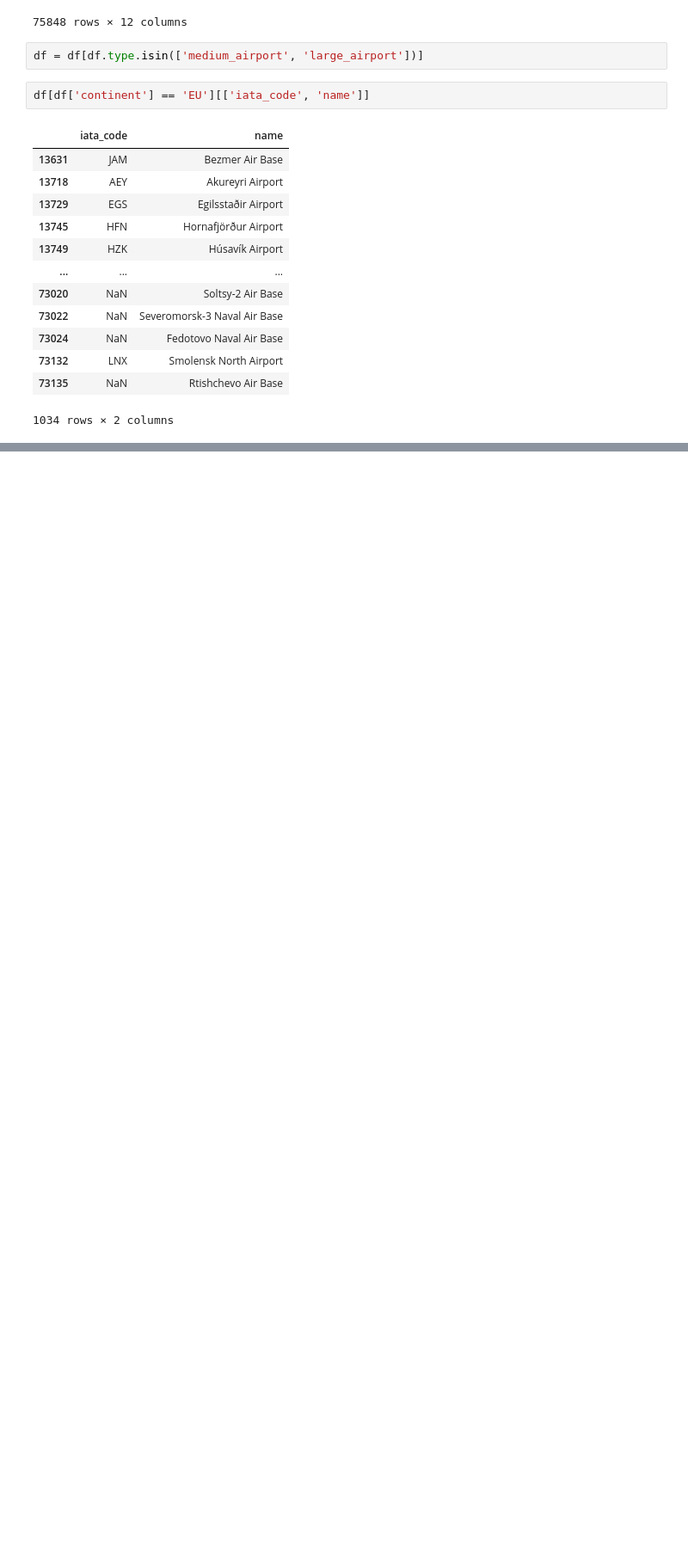
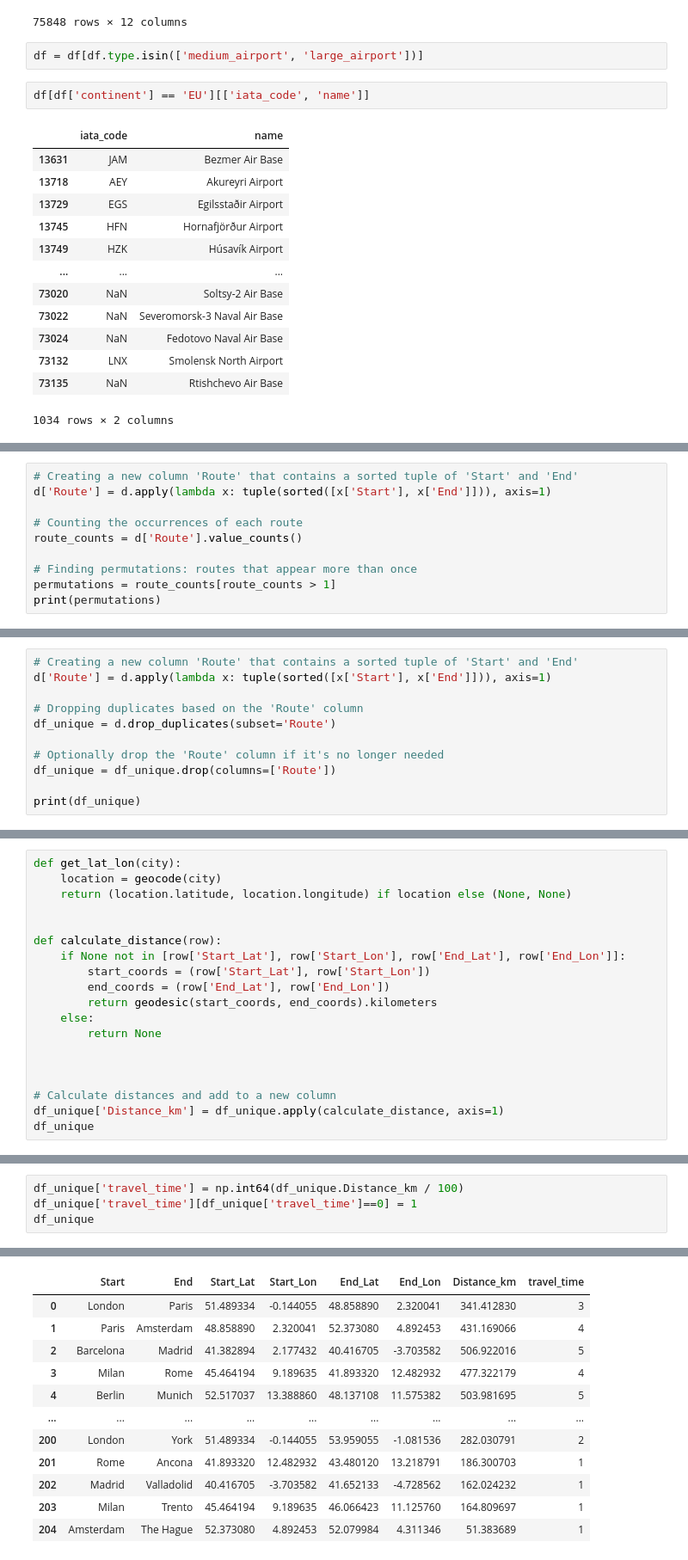
Before and after one commit to PrayanSen/potatoes_patatas, a Jupyter notebook: preprocessing/second_try.ipynb, the cells around one changed output, grey strips where cells are left out. Shown: that part at 86% size. Saved outputs shown, nothing was run; the diff lists cells and outputs as text; blank space fills up the shorter version.

```diff
--- a/preprocessing/second_try.ipynb
+++ b/preprocessing/second_try.ipynb
@@ -41,0 +85,10 @@ df[df['continent'] == 'EU'][['iata_code', 'name']]
+# %%
+# Creating a new column 'Route' that contains a sorted tuple of 'Start' and 'End'
+d['Route'] = d.apply(lambda x: tuple(sorted([x['Start'], x['End']])), axis=1)
+
+# Counting the occurrences of each route
+route_counts = d['Route'].value_counts()
+
+# Finding permutations: routes that appear more than once
+permutations = route_counts[route_counts > 1]
+print(permutations)
@@ -41,0 +115,11 @@ df[df['continent'] == 'EU'][['iata_code', 'name']]
+# %%
+# Creating a new column 'Route' that contains a sorted tuple of 'Start' and 'End'
+d['Route'] = d.apply(lambda x: tuple(sorted([x['Start'], x['End']])), axis=1)
+
+# Dropping duplicates based on the 'Route' column
+df_unique = d.drop_duplicates(subset='Route')
+
+# Optionally drop the 'Route' column if it's no longer needed
+df_unique = df_unique.drop(columns=['Route'])
+
+print(df_unique)
@@ -41,0 +178,19 @@ df[df['continent'] == 'EU'][['iata_code', 'name']]
+# %%
+def get_lat_lon(city):
+    location = geocode(city)
+    return (location.latitude, location.longitude) if location else (None, None)
+
+
+def calculate_distance(row):
+    if None not in [row['Start_Lat'], row['Start_Lon'], row['End_Lat'], row['End_Lon']]:
+        start_coords = (row['Start_Lat'], row['Start_Lon'])
+        end_coords = (row['End_Lat'], row['End_Lon'])
+        return geodesic(start_coords, end_coords).kilometers
+    else:
+        return None
+
+
+
+# Calculate distances and add to a new column
+df_unique['Distance_km'] = df_unique.apply(calculate_distance, axis=1)
+df_unique
@@ -41,0 +211,5 @@ df[df['continent'] == 'EU'][['iata_code', 'name']]
+# %%
+df_unique['travel_time'] = np.int64(df_unique.Distance_km / 100)
+df_unique['travel_time'][df_unique['travel_time']==0] = 1
+df_unique
+# %% [output]
@@ -41,0 +220,12 @@ df[df['continent'] == 'EU'][['iata_code', 'name']]
+|  | Start | End | Start_Lat | Start_Lon | End_Lat | End_Lon | Distance_km | travel_time |
+| 0 | London | Paris | 51.489334 | -0.144055 | 48.858890 | 2.320041 | 341.412830 | 3 |
+| 1 | Paris | Amsterdam | 48.858890 | 2.320041 | 52.373080 | 4.892453 | 431.169066 | 4 |
+| 2 | Barcelona | Madrid | 41.382894 | 2.177432 | 40.416705 | -3.703582 | 506.922016 | 5 |
+| 3 | Milan | Rome | 45.464194 | 9.189635 | 41.893320 | 12.482932 | 477.322179 | 4 |
+| 4 | Berlin | Munich | 52.517037 | 13.388860 | 48.137108 | 11.575382 | 503.981695 | 5 |
+| ... | ... | ... | ... | ... | ... | ... | ... | ... |
+| 200 | London | York | 51.489334 | -0.144055 | 53.959055 | -1.081536 | 282.030791 | 2 |
+| 201 | Rome | Ancona | 41.893320 | 12.482932 | 43.480120 | 13.218791 | 186.300703 | 1 |
+| 202 | Madrid | Valladolid | 40.416705 | -3.703582 | 41.652133 | -4.728562 | 162.024232 | 1 |
+| 203 | Milan | Trento | 45.464194 | 9.189635 | 46.066423 | 11.125760 | 164.809697 | 1 |
+| 204 | Amsterdam | The Hague | 52.373080 | 4.892453 | 52.079984 | 4.311346 | 51.383689 | 1 |
```
Also changed, not shown: parts of 15 cells of this notebook.
